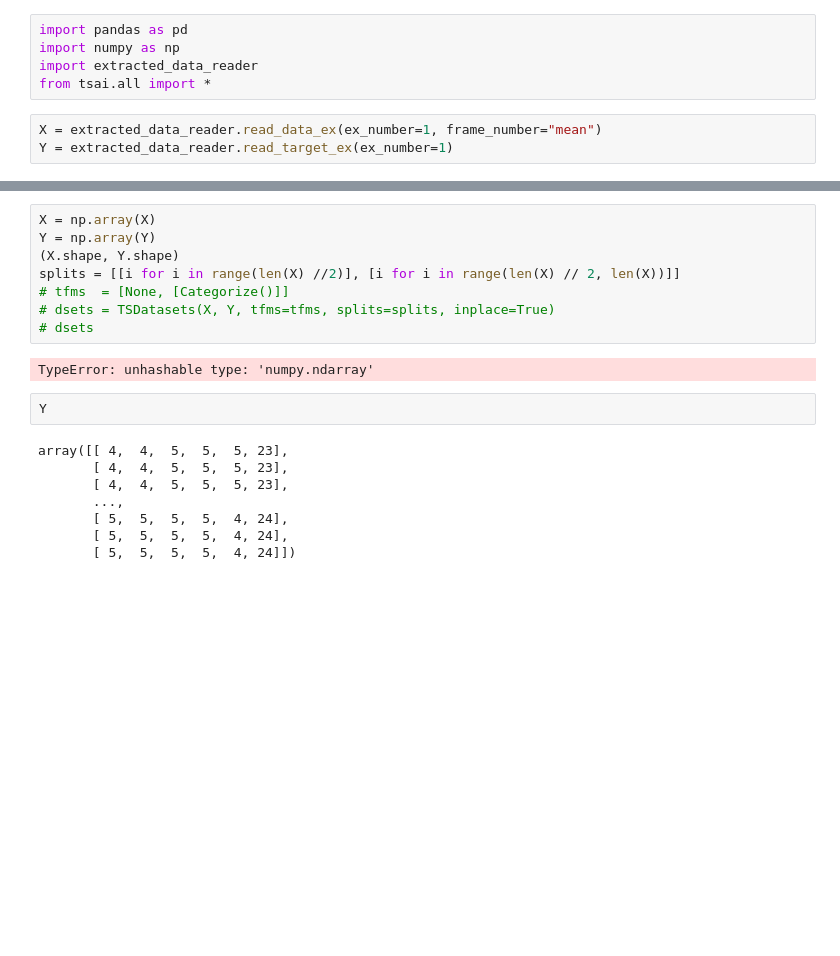
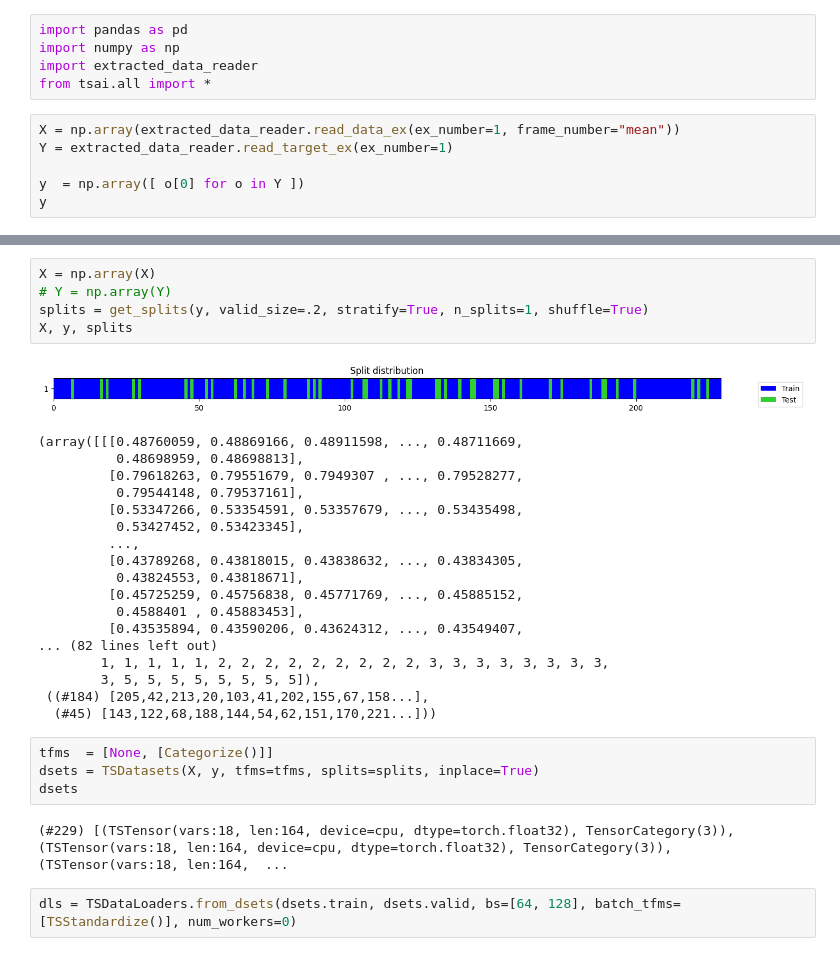
Before and after one commit to GitGabbo/IOR-Rehab-Thesis, a Jupyter notebook: models_trainer.ipynb, the cells around one changed output, grey strips where cells are left out. Cells and saved outputs as stored; diff of their text form; blank space fills up the shorter version.

Commit message:
Trained first net for goal

```diff
--- a/models_trainer.ipynb
+++ b/models_trainer.ipynb
@@ -4,8 +4,11 @@ import numpy as np
 import extracted_data_reader
 from tsai.all import *
 # %%
-X = extracted_data_reader.read_data_ex(ex_number=1, frame_number="mean")
+X = np.array(extracted_data_reader.read_data_ex(ex_number=1, frame_number="mean"))
 Y = extracted_data_reader.read_target_ex(ex_number=1)
+
+y  = np.array([ o[0] for o in Y ])
+y
 # %% [output]
 229
 229
@@ -12,20 +26,32 @@ Y = extracted_data_reader.read_target_ex(ex_number=1)
 # %%
 X = np.array(X)
-Y = np.array(Y)
-(X.shape, Y.shape)
-splits = [[i for i in range(len(X) //2)], [i for i in range(len(X) // 2, len(X))]]
-# tfms  = [None, [Categorize()]]
-# dsets = TSDatasets(X, Y, tfms=tfms, splits=splits, inplace=True)
-# dsets
+# Y = np.array(Y)
+splits = get_splits(y, valid_size=.2, stratify=True, n_splits=1, shuffle=True)
+X, y, splits
 # %% [output]
+[figure, added]
-TypeError: unhashable type: 'numpy.ndarray'
+(array([[[0.48760059, 0.48869166, 0.48911598, ..., 0.48711669,
+          0.48698959, 0.48698813],
+         [0.79618263, 0.79551679, 0.7949307 , ..., 0.79528277,
+          0.79544148, 0.79537161],
+         [0.53347266, 0.53354591, 0.53357679, ..., 0.53435498,
+          0.53427452, 0.53423345],
+         ...,
+         [0.43789268, 0.43818015, 0.43838632, ..., 0.43834305,
+          0.43824553, 0.43818671],
+         [0.45725259, 0.45756838, 0.45771769, ..., 0.45885152,
+          0.4588401 , 0.45883453],
+         [0.43535894, 0.43590206, 0.43624312, ..., 0.43549407,
+... (82 lines left out)
+        1, 1, 1, 1, 1, 2, 2, 2, 2, 2, 2, 2, 2, 2, 3, 3, 3, 3, 3, 3, 3, 3,
+        3, 5, 5, 5, 5, 5, 5, 5, 5]),
+ ((#184) [205,42,213,20,103,41,202,155,67,158...],
+  (#45) [143,122,68,188,144,54,62,151,170,221...]))
 # %%
-Y
+tfms  = [None, [Categorize()]]
+dsets = TSDatasets(X, y, tfms=tfms, splits=splits, inplace=True)
+dsets
 # %% [output]
-array([[ 4,  4,  5,  5,  5, 23],
-       [ 4,  4,  5,  5,  5, 23],
-       [ 4,  4,  5,  5,  5, 23],
-       ...,
-       [ 5,  5,  5,  5,  4, 24],
-       [ 5,  5,  5,  5,  4, 24],
-       [ 5,  5,  5,  5,  4, 24]])
+(#229) [(TSTensor(vars:18, len:164, device=cpu, dtype=torch.float32), TensorCategory(3)), (TSTensor(vars:18, len:164, device=cpu, dtype=torch.float32), TensorCategory(3)), (TSTensor(vars:18, len:164,  ...
+# %%
+dls = TSDataLoaders.from_dsets(dsets.train, dsets.valid, bs=[64, 128], batch_tfms=[TSStandardize()], num_workers=0)
```
Also changed, not shown: parts of 9 cells of this notebook, 6 other files.
